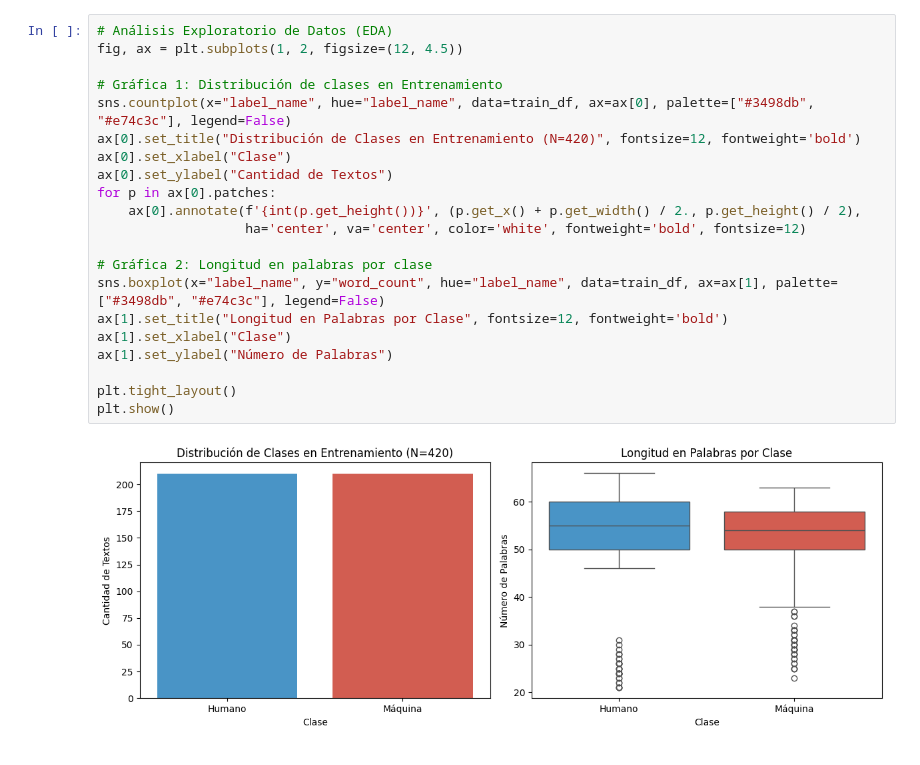
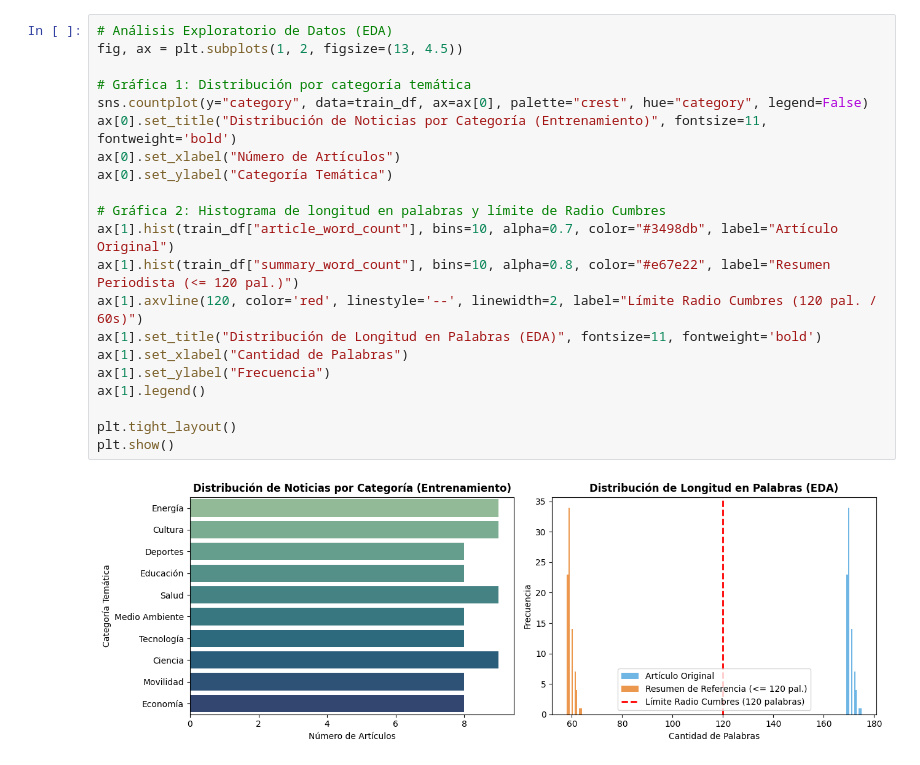
Before and after one commit to ElElimios/cepesin_chuy, a Jupyter notebook: notebooks/emilio_baseline.ipynb, the cells around one changed output. Cells and saved outputs as stored; diff of their text form.

```diff
--- a/notebooks/emilio_baseline.ipynb
+++ b/notebooks/emilio_baseline.ipynb
@@ -44,23 +52,23 @@ Ejemplo de texto generado por IA (label 1):
 # %%
 # Análisis Exploratorio de Datos (EDA)
-fig, ax = plt.subplots(1, 2, figsize=(12, 4.5))
+fig, ax = plt.subplots(1, 2, figsize=(13, 4.5))
 
-# Gráfica 1: Distribución de clases en Entrenamiento
-sns.countplot(x="label_name", hue="label_name", data=train_df, ax=ax[0], palette=["#3498db", "#e74c3c"], legend=False)
-ax[0].set_title("Distribución de Clases en Entrenamiento (N=420)", fontsize=12, fontweight='bold')
-ax[0].set_xlabel("Clase")
-ax[0].set_ylabel("Cantidad de Textos")
-for p in ax[0].patches:
-    ax[0].annotate(f'{int(p.get_height())}', (p.get_x() + p.get_width() / 2., p.get_height() / 2),
-                   ha='center', va='center', color='white', fontweight='bold', fontsize=12)
+# Gráfica 1: Distribución por categoría temática
+sns.countplot(y="category", data=train_df, ax=ax[0], palette="crest", hue="category", legend=False)
+ax[0].set_title("Distribución de Noticias por Categoría (Entrenamiento)", fontsize=11, fontweight='bold')
+ax[0].set_xlabel("Número de Artículos")
+ax[0].set_ylabel("Categoría Temática")
 
-# Gráfica 2: Longitud en palabras por clase
-sns.boxplot(x="label_name", y="word_count", hue="label_name", data=train_df, ax=ax[1], palette=["#3498db", "#e74c3c"], legend=False)
-ax[1].set_title("Longitud en Palabras por Clase", fontsize=12, fontweight='bold')
-ax[1].set_xlabel("Clase")
-ax[1].set_ylabel("Número de Palabras")
+# Gráfica 2: Histograma de longitud en palabras y límite de Radio Cumbres
+ax[1].hist(train_df["article_word_count"], bins=10, alpha=0.7, color="#3498db", label="Artículo Original")
+ax[1].hist(train_df["summary_word_count"], bins=10, alpha=0.8, color="#e67e22", label="Resumen Periodista (<= 120 pal.)")
+ax[1].axvline(120, color='red', linestyle='--', linewidth=2, label="Límite Radio Cumbres (120 pal. / 60s)")
+ax[1].set_title("Distribución de Longitud en Palabras (EDA)", fontsize=11, fontweight='bold')
+ax[1].set_xlabel("Cantidad de Palabras")
+ax[1].set_ylabel("Frecuencia")
+ax[1].legend()
 
 plt.tight_layout()
 plt.show()
 # %% [output]
-[figure, old version]
+[figure, new version]
```
Also changed, not shown: parts of 8 cells of this notebook.
